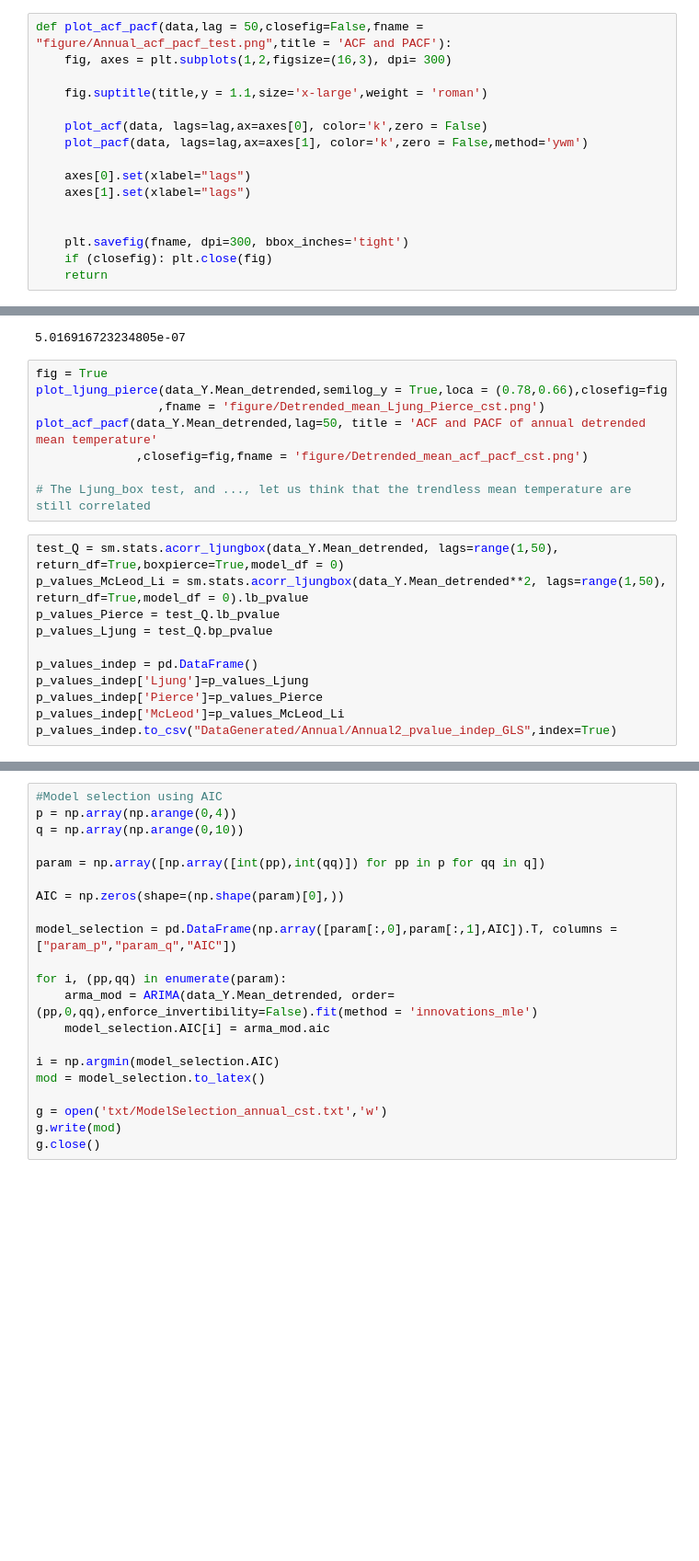
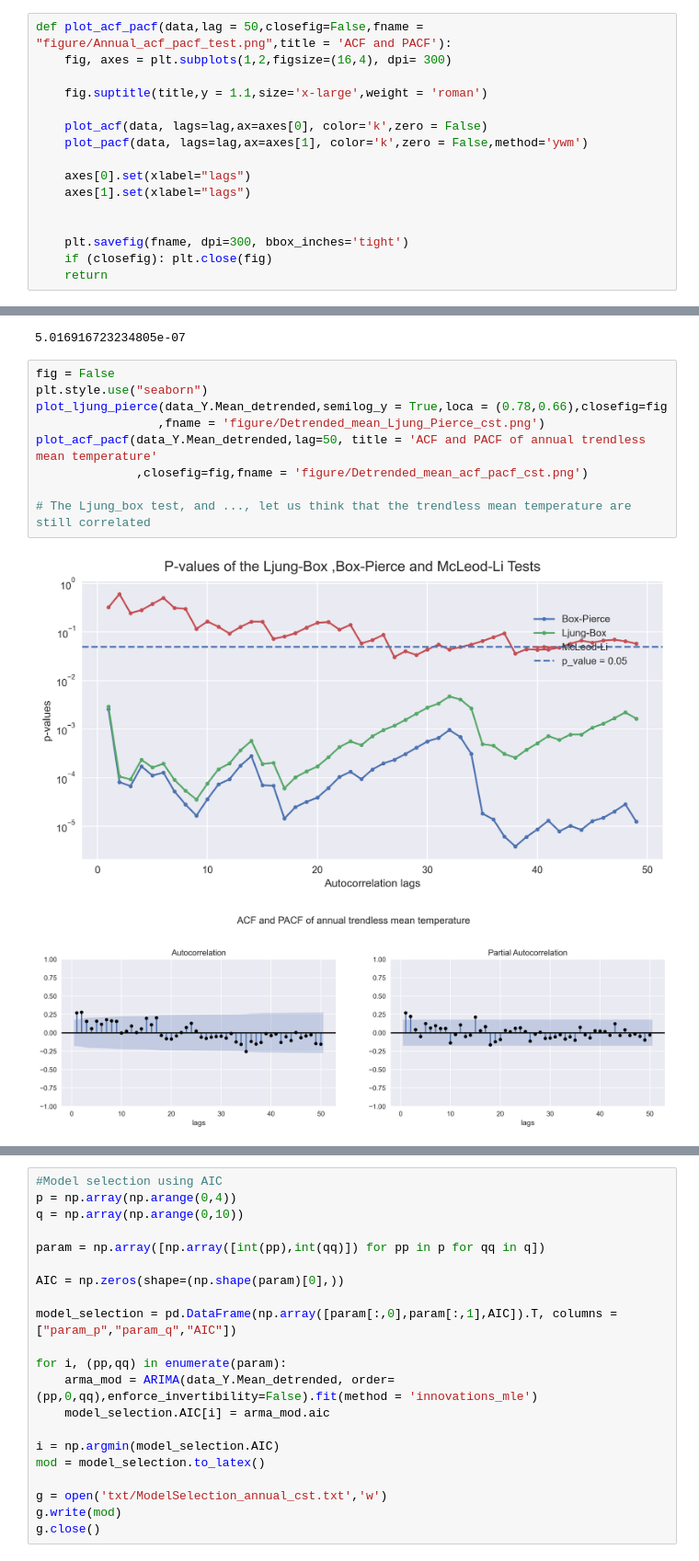
Before and after one commit to KieranVaudaux/SCV_project2.0, a Jupyter notebook: notebooks/Annual_TimeSerie.ipynb, the cells around one changed output, grey strips where cells are left out. Shown at 92% size. Saved outputs shown, nothing was run; the diff lists cells and outputs as text; blank space fills up the shorter version.

Commit message:
Annual analysis on the app

```diff
--- a/notebooks/Annual_TimeSerie.ipynb
+++ b/notebooks/Annual_TimeSerie.ipynb
@@ -265,7 +265,7 @@ def plot_ljung_pierce(data, loca = (0.82,0.7), semilog_y = True,fname ='figure/p
     return
 # %%
 def plot_acf_pacf(data,lag = 50,closefig=False,fname = "figure/Annual_acf_pacf_test.png",title = 'ACF and PACF'):
-    fig, axes = plt.subplots(1,2,figsize=(16,3), dpi= 300)
+    fig, axes = plt.subplots(1,2,figsize=(16,4), dpi= 300)
 
     fig.suptitle(title,y = 1.1,size='x-large',weight = 'roman')
 
@@ -786,21 +809,14 @@ test_addfuller[1]
 # %% [output]
 5.016916723234805e-07
 # %%
-fig = True
+fig = False
+plt.style.use("seaborn")
 plot_ljung_pierce(data_Y.Mean_detrended,semilog_y = True,loca = (0.78,0.66),closefig=fig
                  ,fname = 'figure/Detrended_mean_Ljung_Pierce_cst.png')
-plot_acf_pacf(data_Y.Mean_detrended,lag=50, title = 'ACF and PACF of annual detrended mean temperature'
+plot_acf_pacf(data_Y.Mean_detrended,lag=50, title = 'ACF and PACF of annual trendless mean temperature'
               ,closefig=fig,fname = 'figure/Detrended_mean_acf_pacf_cst.png')
 
 # The Ljung_box test, and ..., let us think that the trendless mean temperature are still correlated
+# %% [output]
+[figure, added]
+[figure, added]
-# %%
-test_Q = sm.stats.acorr_ljungbox(data_Y.Mean_detrended, lags=range(1,50), return_df=True,boxpierce=True,model_df = 0)
-p_values_McLeod_Li = sm.stats.acorr_ljungbox(data_Y.Mean_detrended**2, lags=range(1,50), return_df=True,model_df = 0).lb_pvalue
-p_values_Pierce = test_Q.lb_pvalue
-p_values_Ljung = test_Q.bp_pvalue
-
-p_values_indep = pd.DataFrame()
-p_values_indep['Ljung']=p_values_Ljung
-p_values_indep['Pierce']=p_values_Pierce
-p_values_indep['McLeod']=p_values_McLeod_Li
-p_values_indep.to_csv("DataGenerated/Annual/Annual2_pvalue_indep_GLS",index=True)
```
Also changed, not shown: parts of 12 cells of this notebook, 9 other files.
